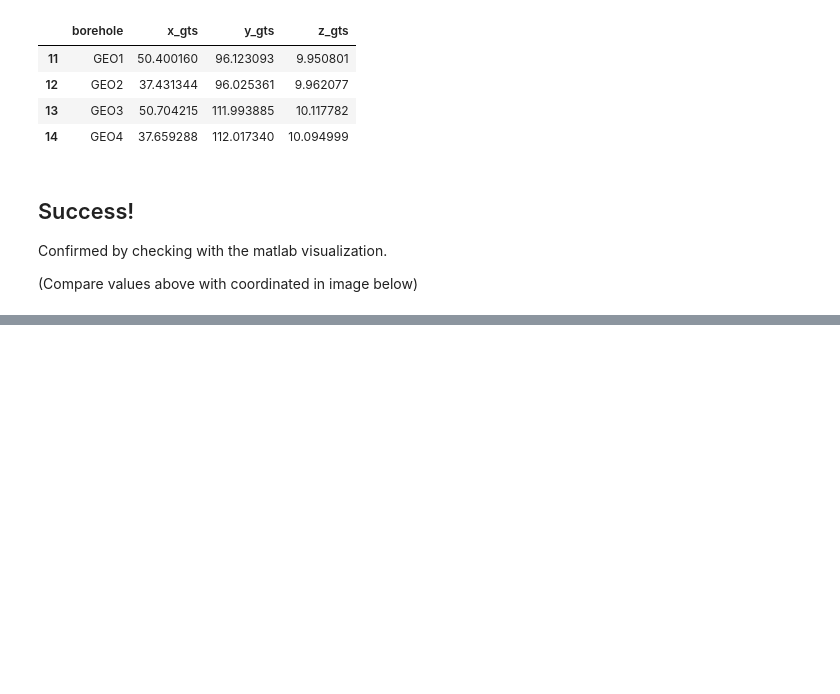
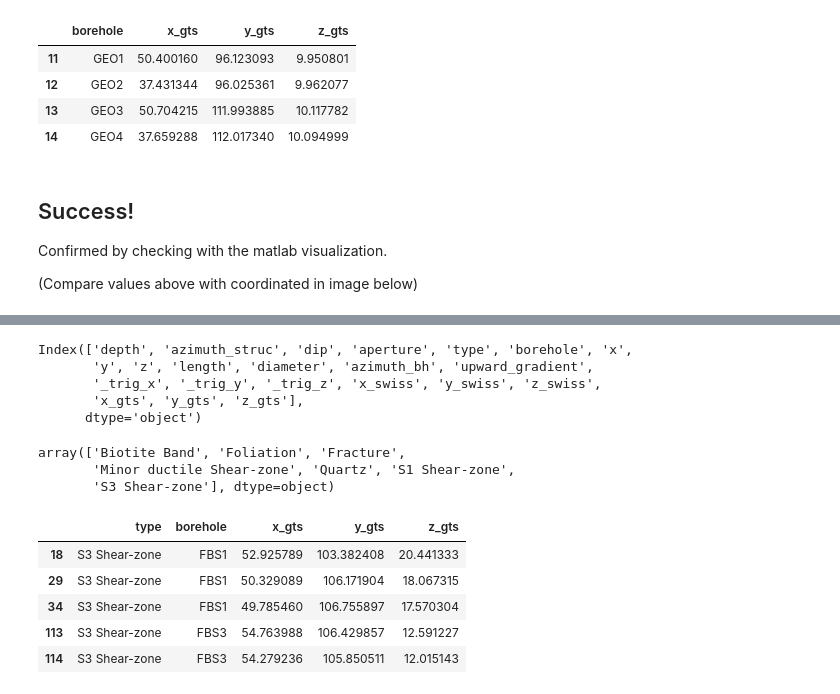
Before and after one commit to zhang-cugb/mastersproject, a Jupyter notebook: src/mastersproject/GTS/Method prototypes/extract borehole information.ipynb, the cells around one changed output, grey strips where cells are left out. Saved outputs shown, nothing was run; the diff lists cells and outputs as text; code cells hidden in the pictures; blank space fills up the shorter version.

```diff
--- a/src/mastersproject/GTS/Method prototypes/extract borehole information.ipynb
+++ b/src/mastersproject/GTS/Method prototypes/extract borehole information.ipynb
@@ -256,0 +294,24 @@ Confirmed by checking with the matlab visualization.
+# %%
+struc_intx.columns
+# %% [output]
+Index(['depth', 'azimuth_struc', 'dip', 'aperture', 'type', 'borehole', 'x',
+       'y', 'z', 'length', 'diameter', 'azimuth_bh', 'upward_gradient',
+       '_trig_x', '_trig_y', '_trig_z', 'x_swiss', 'y_swiss', 'z_swiss',
+       'x_gts', 'y_gts', 'z_gts'],
+      dtype='object')
+# %%
+np.unique(struc_intx['type'].to_numpy())
+# %% [output]
+array(['Biotite Band', 'Foliation', 'Fracture',
+       'Minor ductile Shear-zone', 'Quartz', 'S1 Shear-zone',
+       'S3 Shear-zone'], dtype=object)
+# %%
+s1 = struc_intx[struc_intx['type'] == 'S3 Shear-zone']
+s1[['type', 'borehole', 'x_gts', 'y_gts', 'z_gts']].head()
+# %% [output]
+|  | type | borehole | x_gts | y_gts | z_gts |
+| 18 | S3 Shear-zone | FBS1 | 52.925789 | 103.382408 | 20.441333 |
+| 29 | S3 Shear-zone | FBS1 | 50.329089 | 106.171904 | 18.067315 |
+| 34 | S3 Shear-zone | FBS1 | 49.785460 | 106.755897 | 17.570304 |
+| 113 | S3 Shear-zone | FBS3 | 54.763988 | 106.429857 | 12.591227 |
+| 114 | S3 Shear-zone | FBS3 | 54.279236 | 105.850511 | 12.015143 |
```
Also changed, not shown: parts of 22 cells of this notebook, 1 other file.
